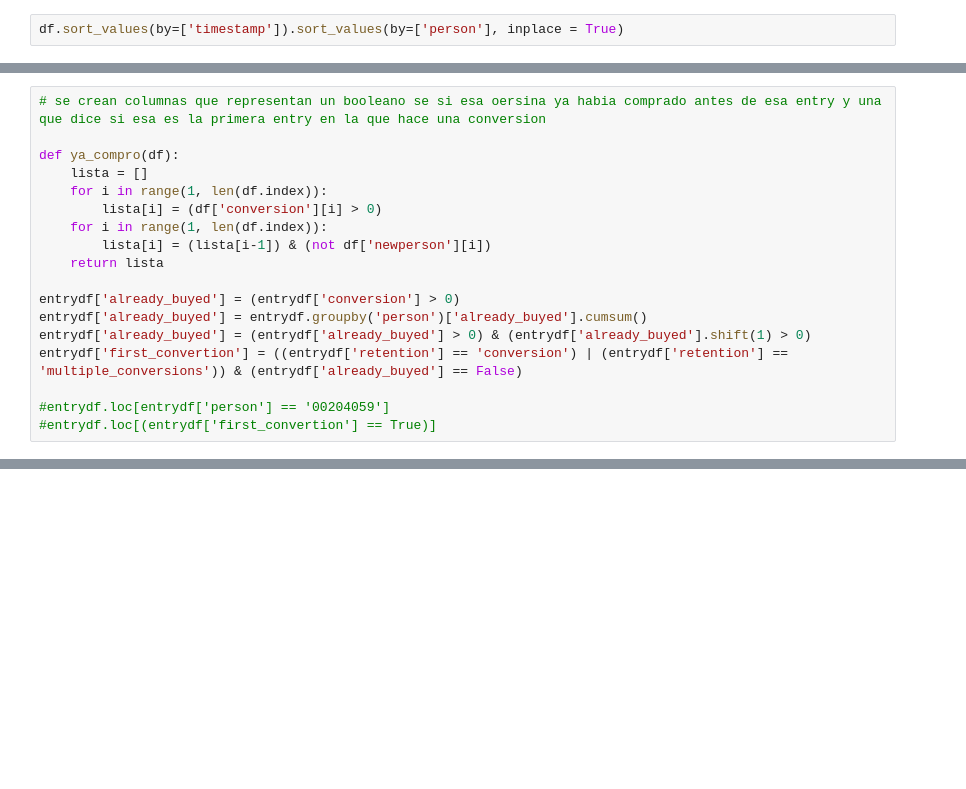
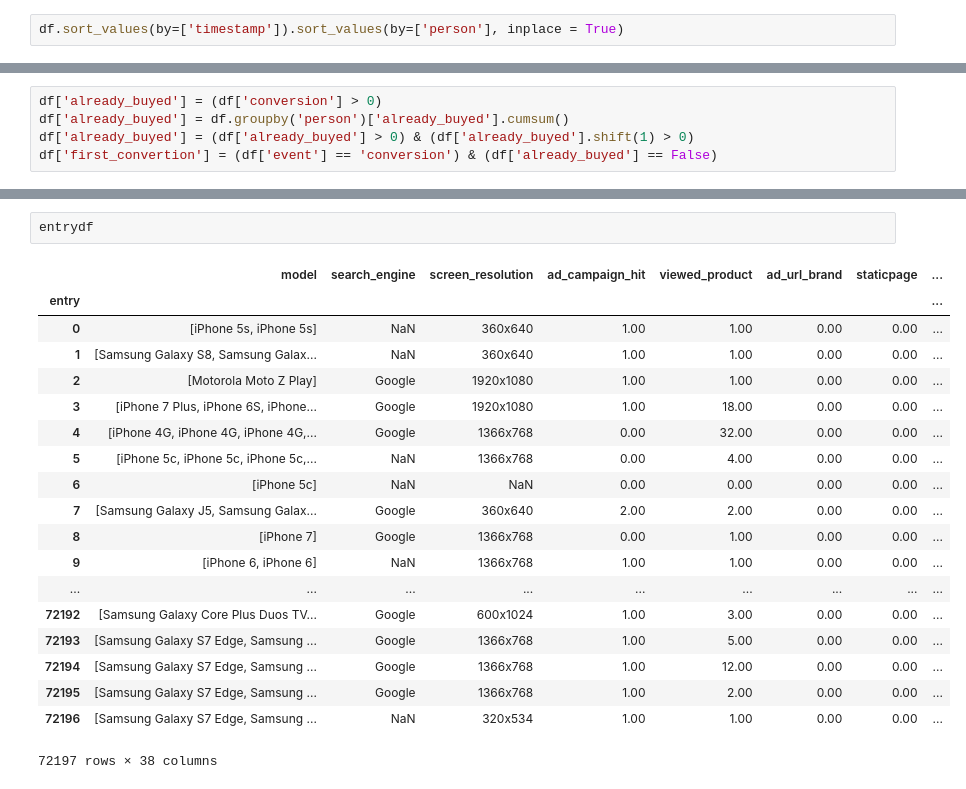
Before and after one commit to MartinCohen98/OrganizacionDeDatosTP1, a Jupyter notebook: notebook_tp.ipynb, the cells around one changed output, grey strips where cells are left out. Saved outputs shown, nothing was run; the diff lists cells and outputs as text; blank space fills up the shorter version.

Commit message:
desarroyo de entrydf y columnas utiles prolijo

```diff
--- a/notebook_tp.ipynb
+++ b/notebook_tp.ipynb
@@ -129,0 +113,5 @@ df['entry'] = df['newentry'].cumsum()
+# %%
+df['already_buyed'] = (df['conversion'] > 0)
+df['already_buyed'] = df.groupby('person')['already_buyed'].cumsum()
+df['already_buyed'] = (df['already_buyed'] > 0) & (df['already_buyed'].shift(1) > 0)
+df['first_convertion'] = (df['event'] == 'conversion') & (df['already_buyed'] == False)
@@ -214,18 +186,0 @@ entrydf['retention'] = entrydf.apply(calcular_retencion, axis=1).astype('categor
-# %%
-# se crean columnas que representan un booleano se si esa oersina ya habia comprado antes de esa entry y una que dice si esa es la primera entry en la que hace una conversion
-
-def ya_compro(df):
-    lista = []
-    for i in range(1, len(df.index)):
-        lista[i] = (df['conversion'][i] > 0)
-    for i in range(1, len(df.index)):
-        lista[i] = (lista[i-1]) & (not df['newperson'][i])
-    return lista
-
-entrydf['already_buyed'] = (entrydf['conversion'] > 0)
-entrydf['already_buyed'] = entrydf.groupby('person')['already_buyed'].cumsum()
-entrydf['already_buyed'] = (entrydf['already_buyed'] > 0) & (entrydf['already_buyed'].shift(1) > 0)
-entrydf['first_convertion'] = ((entrydf['retention'] == 'conversion') | (entrydf['retention'] == 'multiple_conversions')) & (entrydf['already_buyed'] == False)
-
-#entrydf.loc[entrydf['person'] == '00204059']
-#entrydf.loc[(entrydf['first_convertion'] == True)]
@@ -254,0 +217,22 @@ print(len(lista_sin_repetidos))
+# %%
+entrydf
+# %% [output]
+|  | model | search_engine | screen_resolution | ad_campaign_hit | viewed_product | ad_url_brand | staticpage | ... |
+| entry |  |  |  |  |  |  |  | ... |
+| 0 | [iPhone 5s, iPhone 5s] | NaN | 360x640 | 1.00 | 1.00 | 0.00 | 0.00 | ... |
+| 1 | [Samsung Galaxy S8, Samsung Galax... | NaN | 360x640 | 1.00 | 1.00 | 0.00 | 0.00 | ... |
+| 2 | [Motorola Moto Z Play] | Google | 1920x1080 | 1.00 | 1.00 | 0.00 | 0.00 | ... |
+| 3 | [iPhone 7 Plus, iPhone 6S, iPhone... | Google | 1920x1080 | 1.00 | 18.00 | 0.00 | 0.00 | ... |
+| 4 | [iPhone 4G, iPhone 4G, iPhone 4G,... | Google | 1366x768 | 0.00 | 32.00 | 0.00 | 0.00 | ... |
+| 5 | [iPhone 5c, iPhone 5c, iPhone 5c,... | NaN | 1366x768 | 0.00 | 4.00 | 0.00 | 0.00 | ... |
+| 6 | [iPhone 5c] | NaN | NaN | 0.00 | 0.00 | 0.00 | 0.00 | ... |
+| 7 | [Samsung Galaxy J5, Samsung Galax... | Google | 360x640 | 2.00 | 2.00 | 0.00 | 0.00 | ... |
+| 8 | [iPhone 7] | Google | 1366x768 | 0.00 | 1.00 | 0.00 | 0.00 | ... |
+| 9 | [iPhone 6, iPhone 6] | NaN | 1366x768 | 1.00 | 1.00 | 0.00 | 0.00 | ... |
+| ... | ... | ... | ... | ... | ... | ... | ... | ... |
+| 72192 | [Samsung Galaxy Core Plus Duos TV... | Google | 600x1024 | 1.00 | 3.00 | 0.00 | 0.00 | ... |
+| 72193 | [Samsung Galaxy S7 Edge, Samsung ... | Google | 1366x768 | 1.00 | 5.00 | 0.00 | 0.00 | ... |
+| 72194 | [Samsung Galaxy S7 Edge, Samsung ... | Google | 1366x768 | 1.00 | 12.00 | 0.00 | 0.00 | ... |
+| 72195 | [Samsung Galaxy S7 Edge, Samsung ... | Google | 1366x768 | 1.00 | 2.00 | 0.00 | 0.00 | ... |
+| 72196 | [Samsung Galaxy S7 Edge, Samsung ... | NaN | 320x534 | 1.00 | 1.00 | 0.00 | 0.00 | ... |
+72197 rows × 38 columns
```
Also changed, not shown: parts of 35 cells of this notebook.
